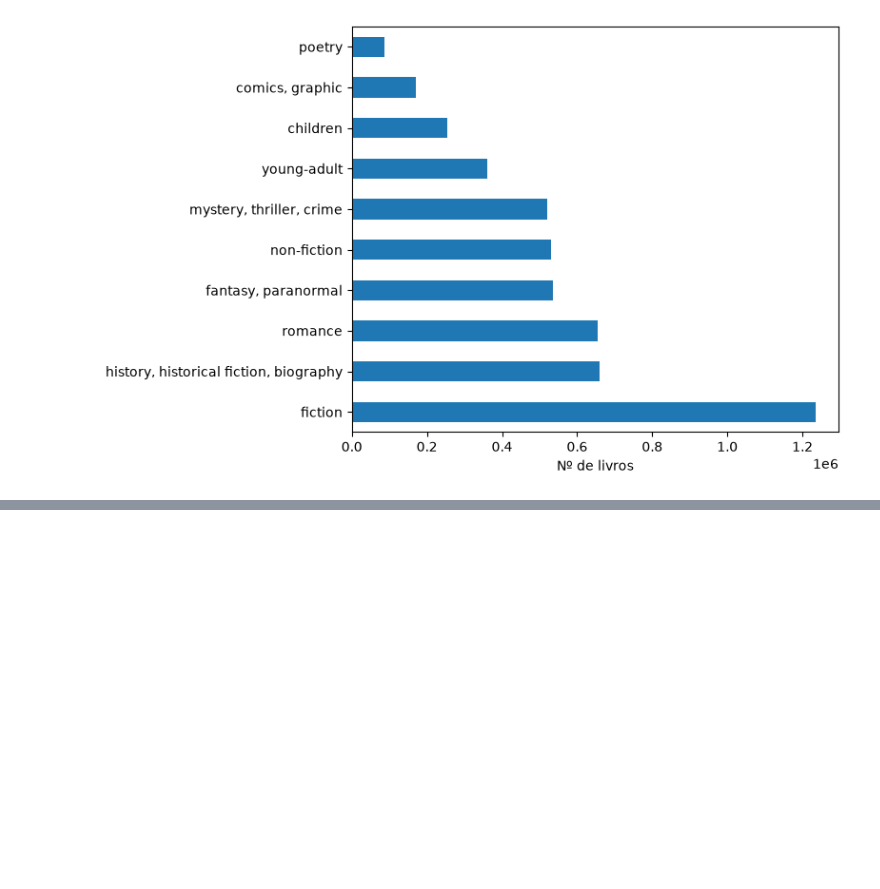
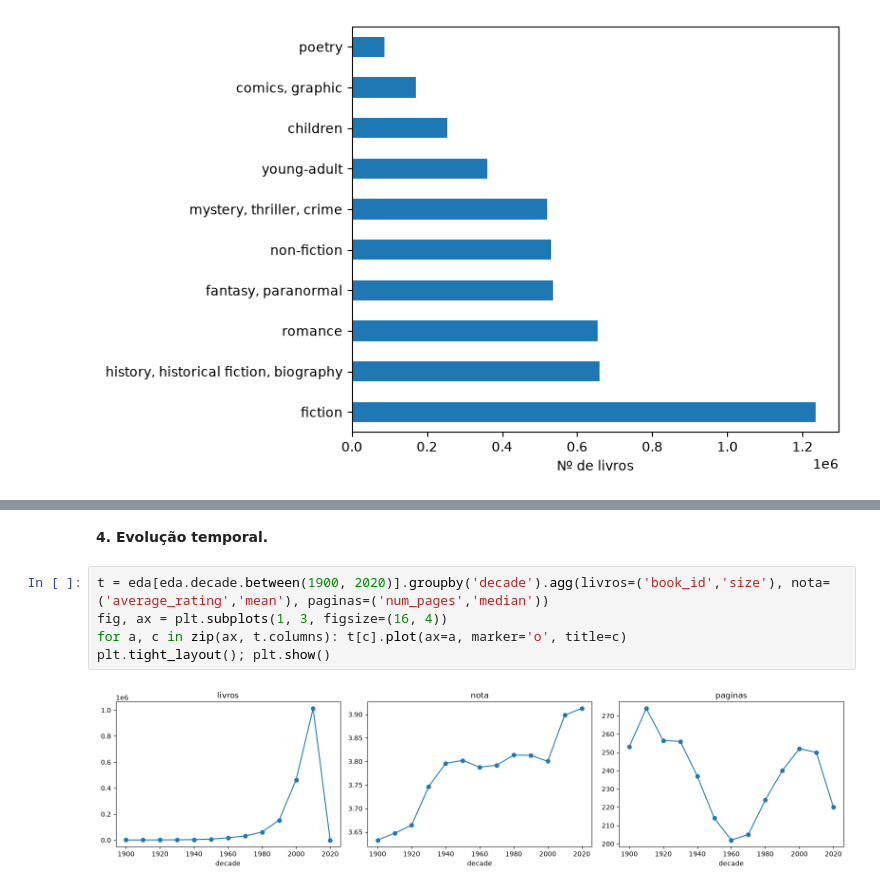
Before and after one commit to FelipeHeringer/Estante, a Jupyter notebook: Books_Recomendations/clustering_model.ipynb, the cells around one changed output, grey strips where cells are left out. Drawn from its saved outputs; the diff is of its cells as text; blank space fills up the shorter version.

```diff
--- a/Books_Recomendations/clustering_model.ipynb
+++ b/Books_Recomendations/clustering_model.ipynb
@@ -280,0 +351,9 @@ plt.show()
+# %% [markdown]
+**4. Evolução temporal.**
+# %%
+t = eda[eda.decade.between(1900, 2020)].groupby('decade').agg(livros=('book_id','size'), nota=('average_rating','mean'), paginas=('num_pages','median'))
+fig, ax = plt.subplots(1, 3, figsize=(16, 4))
+for a, c in zip(ax, t.columns): t[c].plot(ax=a, marker='o', title=c)
+plt.tight_layout(); plt.show()
+# %% [output]
+[figure, added]
```
Also changed, not shown: parts of 16 cells of this notebook.
